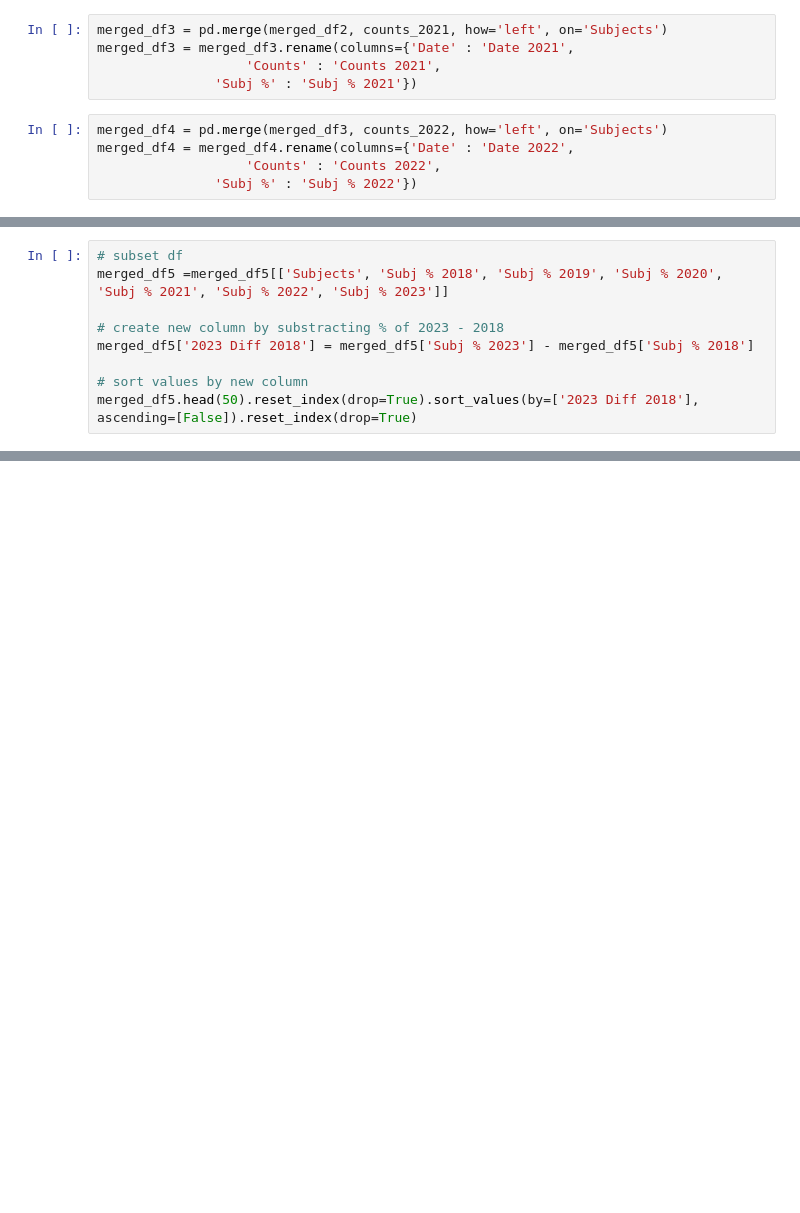
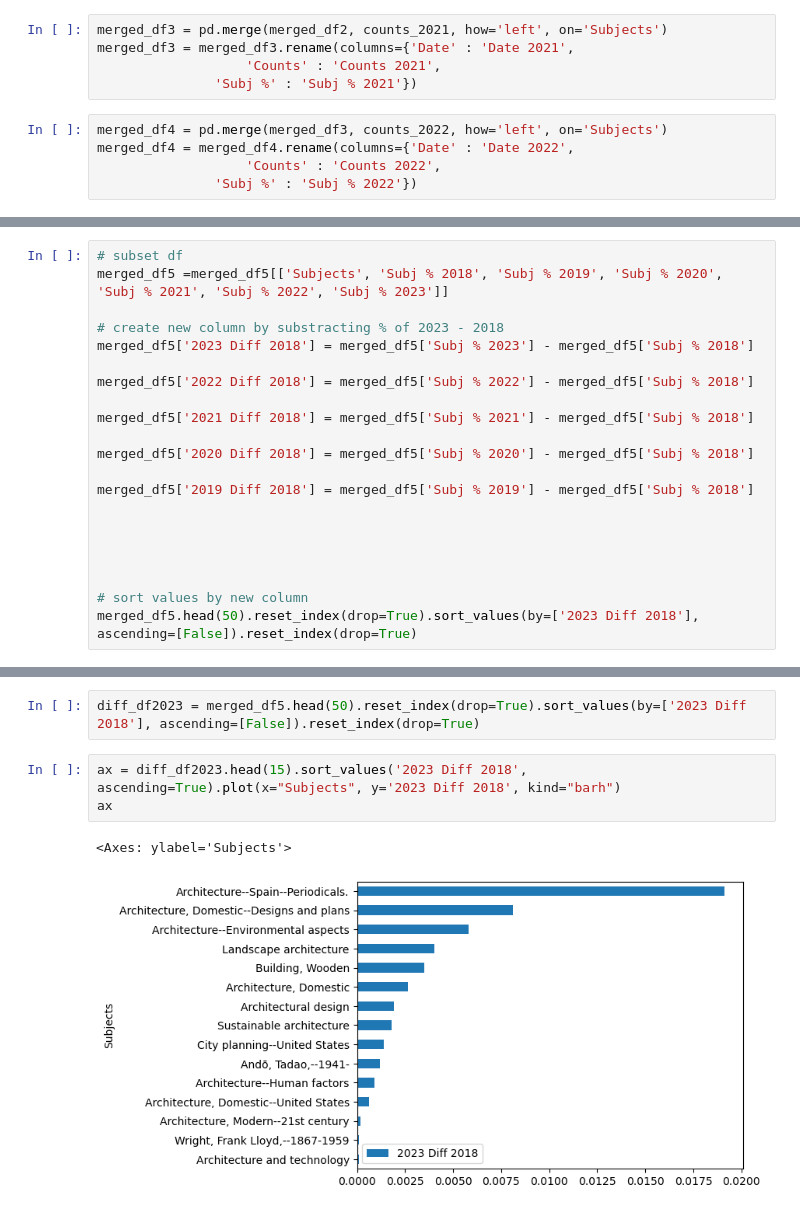
Before and after one commit to senderrr/Architecture, a Jupyter notebook: ArchitectureNotebookPlots.ipynb, the cells around one changed output, grey strips where cells are left out. Cells and saved outputs as stored; diff of their text form; blank space fills up the shorter version.

Commit message:
plotting

```diff
--- a/ArchitectureNotebookPlots.ipynb
+++ b/ArchitectureNotebookPlots.ipynb
@@ -379,6 +379,18 @@ merged_df5 =merged_df5[['Subjects', 'Subj % 2018', 'Subj % 2019', 'Subj % 2020',
 # create new column by substracting % of 2023 - 2018
 merged_df5['2023 Diff 2018'] = merged_df5['Subj % 2023'] - merged_df5['Subj % 2018']
 
+merged_df5['2022 Diff 2018'] = merged_df5['Subj % 2022'] - merged_df5['Subj % 2018']
+
+merged_df5['2021 Diff 2018'] = merged_df5['Subj % 2021'] - merged_df5['Subj % 2018']
+
+merged_df5['2020 Diff 2018'] = merged_df5['Subj % 2020'] - merged_df5['Subj % 2018']
+
+merged_df5['2019 Diff 2018'] = merged_df5['Subj % 2019'] - merged_df5['Subj % 2018']
+
+
+
+
+
 # sort values by new column
 merged_df5.head(50).reset_index(drop=True).sort_values(by=['2023 Diff 2018'], ascending=[False]).reset_index(drop=True)
 # %% [output]
@@ -414,0 +446,8 @@ merged_df5.describe()
+# %%
+diff_df2023 = merged_df5.head(50).reset_index(drop=True).sort_values(by=['2023 Diff 2018'], ascending=[False]).reset_index(drop=True)
+# %%
+ax = diff_df2023.head(15).sort_values('2023 Diff 2018', ascending=True).plot(x="Subjects", y='2023 Diff 2018', kind="barh")
+ax
+# %% [output]
+<Axes: ylabel='Subjects'>
+[figure, added]
```
Also changed, not shown: parts of 7 cells of this notebook.
